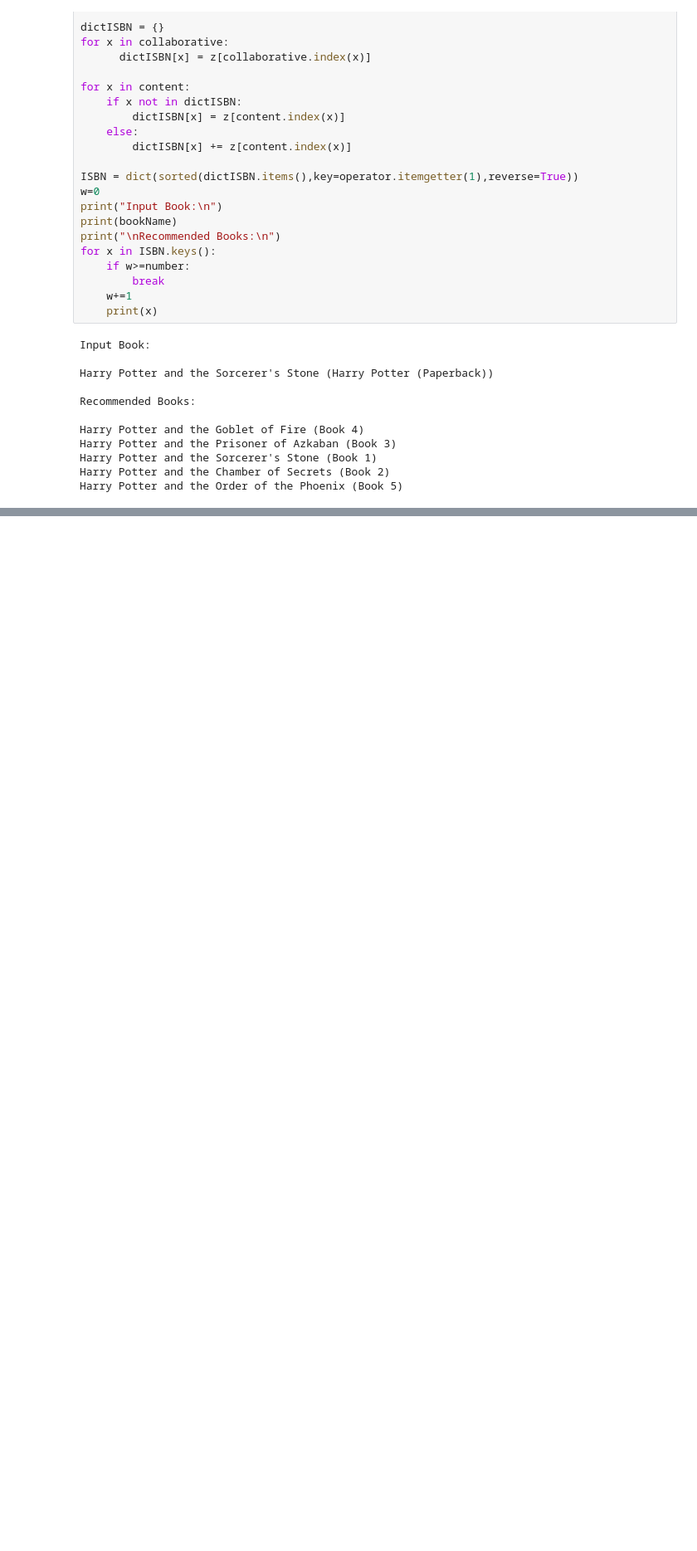
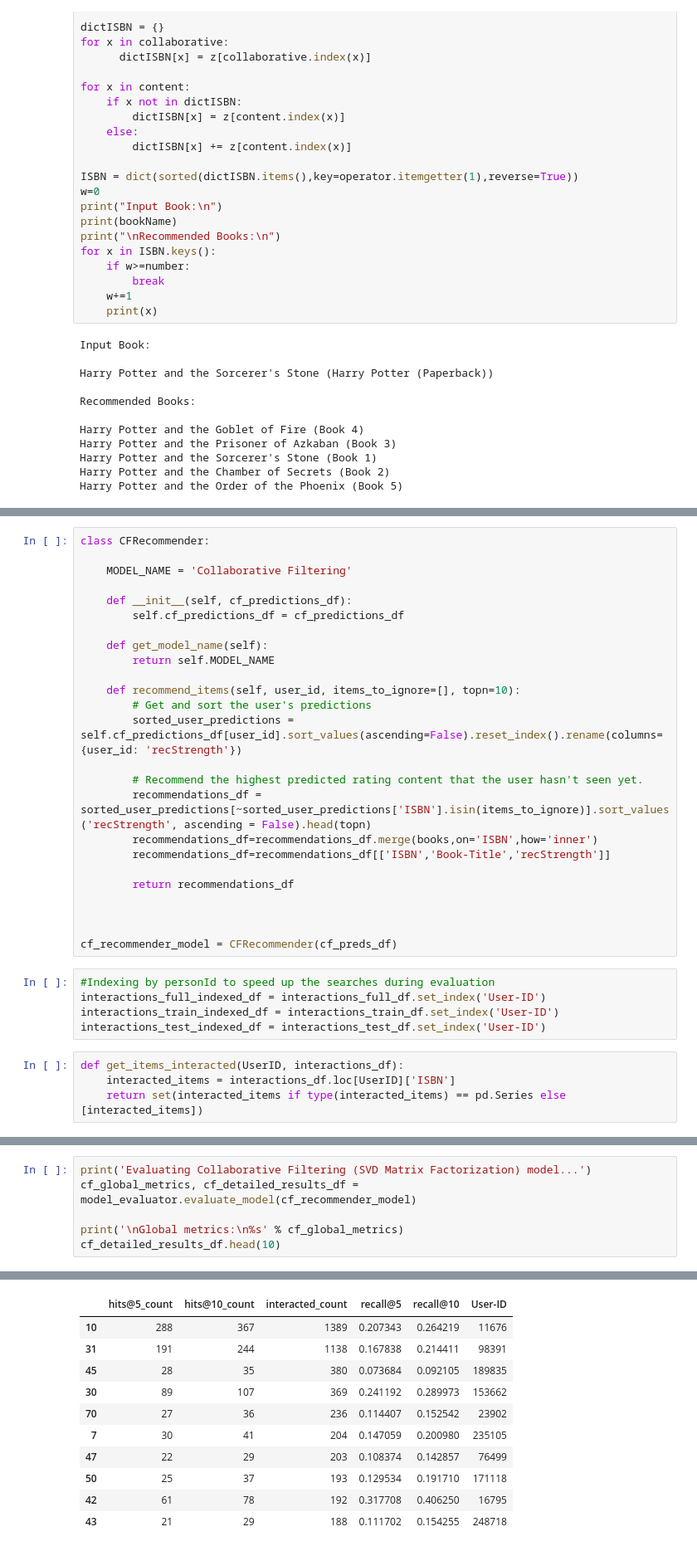
Before and after one commit to IfrazQazi/Book-Recommendation-System, a Jupyter notebook: Book_Recommendation_system.ipynb, the cells around one changed output, grey strips where cells are left out. Shown: that part at 83% size. Drawn from its saved outputs; the diff is of its cells as text; blank space fills up the shorter version.

```diff
--- a/Book_Recommendation_system.ipynb
+++ b/Book_Recommendation_system.ipynb
@@ -1394,0 +1580,34 @@ Harry Potter and the Order of the Phoenix (Book 5)
+# %%
+class CFRecommender:
+
+    MODEL_NAME = 'Collaborative Filtering'
+
+    def __init__(self, cf_predictions_df):
+        self.cf_predictions_df = cf_predictions_df
+
+    def get_model_name(self):
+        return self.MODEL_NAME
+
+    def recommend_items(self, user_id, items_to_ignore=[], topn=10):
+        # Get and sort the user's predictions
+        sorted_user_predictions = self.cf_predictions_df[user_id].sort_values(ascending=False).reset_index().rename(columns={user_id: 'recStrength'})
+
+        # Recommend the highest predicted rating content that the user hasn't seen yet.
+        recommendations_df = sorted_user_predictions[~sorted_user_predictions['ISBN'].isin(items_to_ignore)].sort_values('recStrength', ascending = False).head(topn)
+        recommendations_df=recommendations_df.merge(books,on='ISBN',how='inner')
+        recommendations_df=recommendations_df[['ISBN','Book-Title','recStrength']]
+
+        return recommendations_df
+
+
+
+cf_recommender_model = CFRecommender(cf_preds_df)
+# %%
+#Indexing by personId to speed up the searches during evaluation
+interactions_full_indexed_df = interactions_full_df.set_index('User-ID')
+interactions_train_indexed_df = interactions_train_df.set_index('User-ID')
+interactions_test_indexed_df = interactions_test_df.set_index('User-ID')
+# %%
+def get_items_interacted(UserID, interactions_df):
+    interacted_items = interactions_df.loc[UserID]['ISBN']
+    return set(interacted_items if type(interacted_items) == pd.Series else [interacted_items])
@@ -1394,0 +1790,7 @@ Harry Potter and the Order of the Phoenix (Book 5)
+# %%
+print('Evaluating Collaborative Filtering (SVD Matrix Factorization) model...')
+cf_global_metrics, cf_detailed_results_df = model_evaluator.evaluate_model(cf_recommender_model)
+
+print('\nGlobal metrics:\n%s' % cf_global_metrics)
+cf_detailed_results_df.head(10)
+# %% [output]
@@ -1394,0 +1802,11 @@ Harry Potter and the Order of the Phoenix (Book 5)
+|  | hits@5_count | hits@10_count | interacted_count | recall@5 | recall@10 | User-ID |
+| 10 | 288 | 367 | 1389 | 0.207343 | 0.264219 | 11676 |
+| 31 | 191 | 244 | 1138 | 0.167838 | 0.214411 | 98391 |
+| 45 | 28 | 35 | 380 | 0.073684 | 0.092105 | 189835 |
+| 30 | 89 | 107 | 369 | 0.241192 | 0.289973 | 153662 |
+| 70 | 27 | 36 | 236 | 0.114407 | 0.152542 | 23902 |
+| 7 | 30 | 41 | 204 | 0.147059 | 0.200980 | 235105 |
+| 47 | 22 | 29 | 203 | 0.108374 | 0.142857 | 76499 |
+| 50 | 25 | 37 | 193 | 0.129534 | 0.191710 | 171118 |
+| 42 | 61 | 78 | 192 | 0.317708 | 0.406250 | 16795 |
+| 43 | 21 | 29 | 188 | 0.111702 | 0.154255 | 248718 |
```
Also changed, not shown: parts of 43 cells of this notebook.
